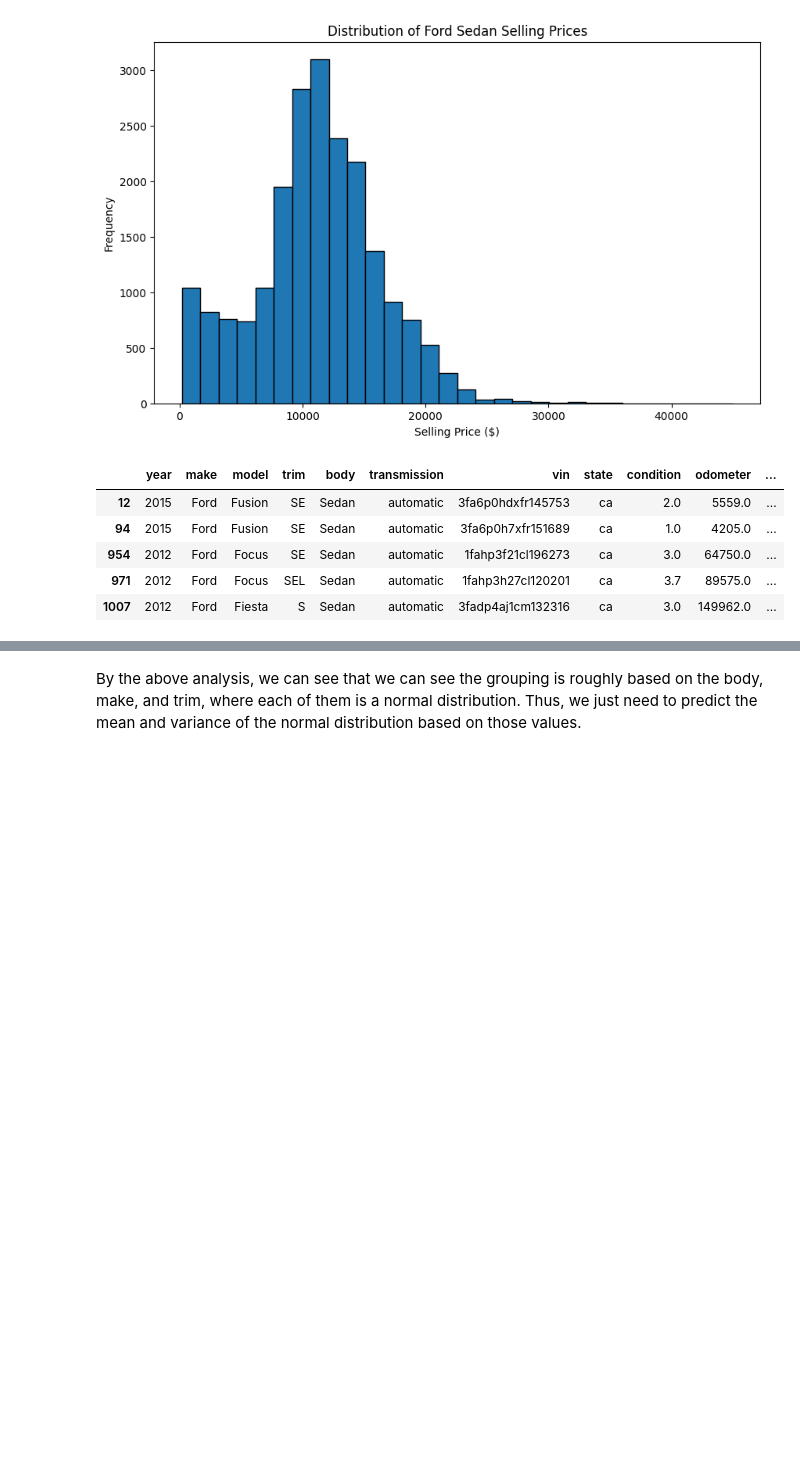
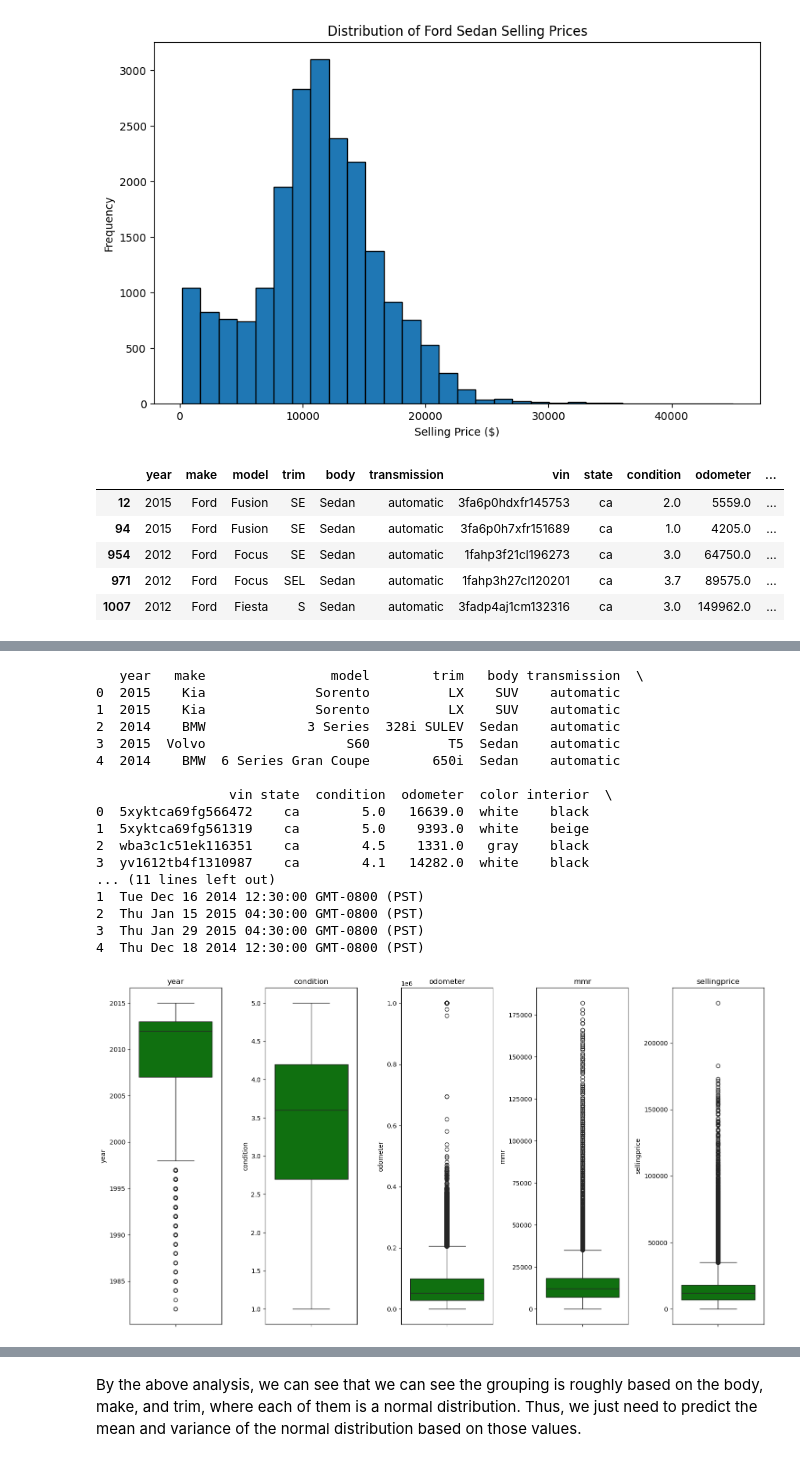
Before and after one commit to PicassoEEA/carAuctionAnalysis, a Jupyter notebook: solution.ipynb, the cells around one changed output, grey strips where cells are left out. Drawn from its saved outputs; the diff is of its cells as text; code cells hidden in the pictures; blank space fills up the shorter version.

Commit message:
more graphs

```diff
--- a/solution.ipynb
+++ b/solution.ipynb
@@ -303,0 +302,43 @@ NameError: name 'corr_matrix' is not defined
+# %%
+import pandas as pd
+import matplotlib.pyplot as plt
+import seaborn as sns
+
+# Load the dataset
+df = pd.read_csv('car_prices_corrected.csv', on_bad_lines='warn')
+
+# Display the first few rows to understand the data structure
+print(df.head())
+
+# Define numerical columns to analyze
+features = ['year', 'condition', 'odometer', 'mmr', 'sellingprice']  # Add other numerical columns if needed
+
+# Create boxplots for each numerical feature
+plt.figure(figsize=(15, 8))  # Adjust figure size as needed
+for i, feature in enumerate(features):
+    plt.subplot(1, len(features), i + 1)  # Create subplots in a single row
+    sns.boxplot(y=df[feature], color='green', orient='v')  # Boxplot for each feature
+    plt.title(feature)  # Add a title for each subplot
+    plt.tight_layout()
+
+# Show the plots
+plt.show()
+# %% [output]
+   year   make                model        trim   body transmission  \
+0  2015    Kia              Sorento          LX    SUV    automatic
+1  2015    Kia              Sorento          LX    SUV    automatic
+2  2014    BMW             3 Series  328i SULEV  Sedan    automatic
+3  2015  Volvo                  S60          T5  Sedan    automatic
+4  2014    BMW  6 Series Gran Coupe        650i  Sedan    automatic
+
+                 vin state  condition  odometer  color interior  \
+0  5xyktca69fg566472    ca        5.0   16639.0  white    black
+1  5xyktca69fg561319    ca        5.0    9393.0  white    beige
+2  wba3c1c51ek116351    ca        4.5    1331.0   gray    black
+3  yv1612tb4f1310987    ca        4.1   14282.0  white    black
+... (11 lines left out)
+1  Tue Dec 16 2014 12:30:00 GMT-0800 (PST)
+2  Thu Jan 15 2015 04:30:00 GMT-0800 (PST)
+3  Thu Jan 29 2015 04:30:00 GMT-0800 (PST)
+4  Thu Dec 18 2014 12:30:00 GMT-0800 (PST)
+[figure, added]
```
Also changed, not shown: parts of 4 cells of this notebook.
